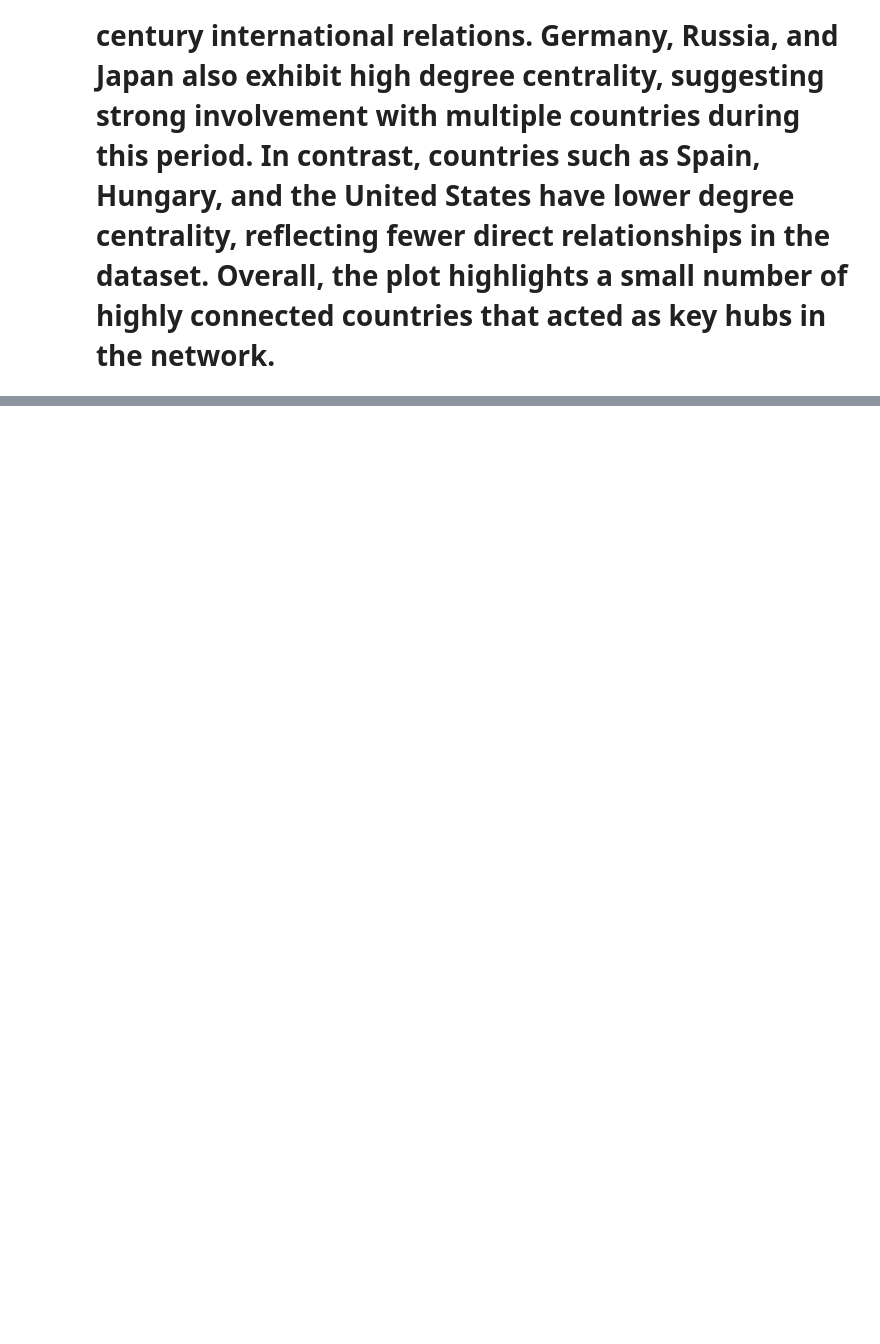
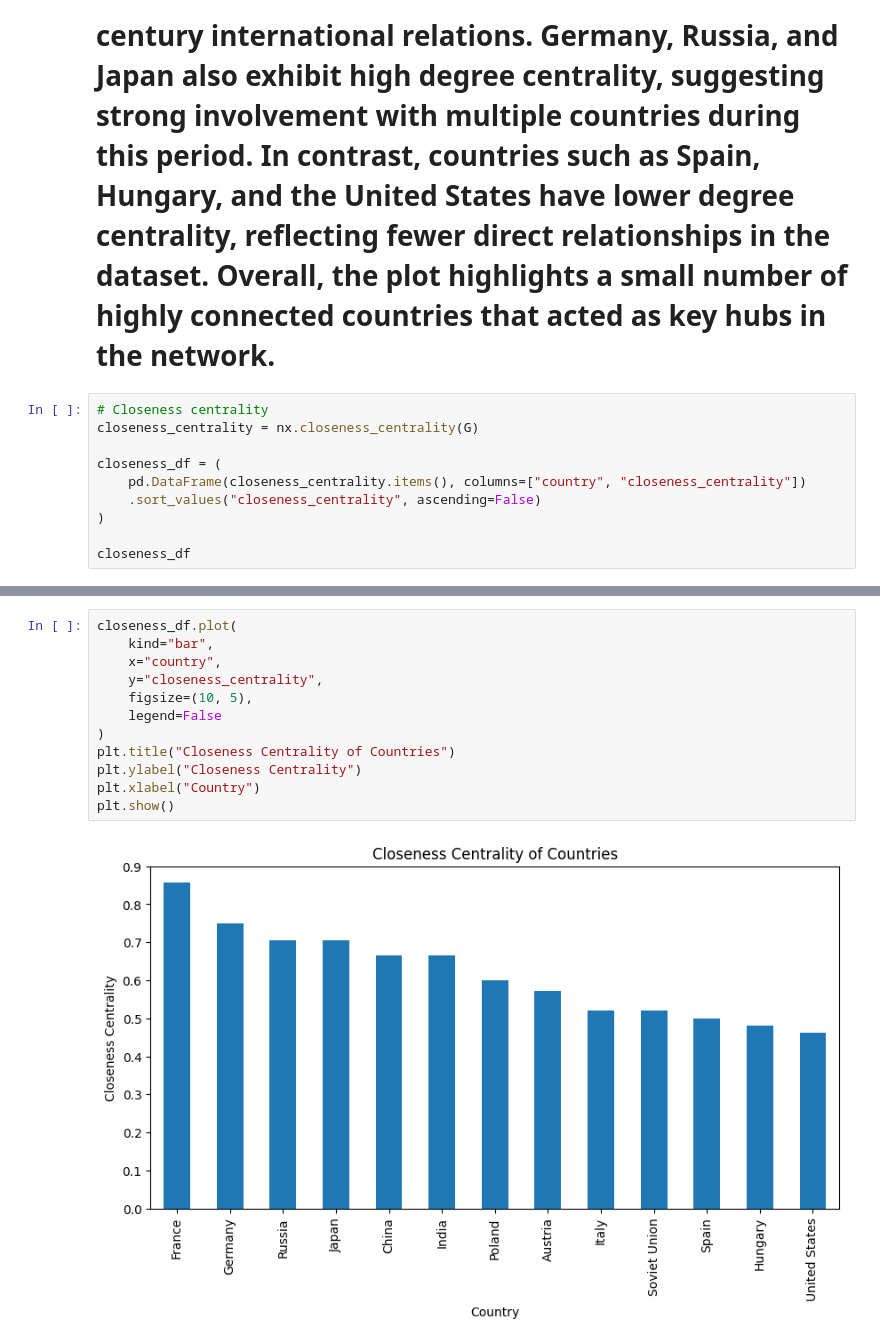
Before and after one commit to nk62700-byte/20th_century, a Jupyter notebook: Ex_1.7_creating network_visualization.ipynb, the cells around one changed output, grey strips where cells are left out. Drawn from its saved outputs; the diff is of its cells as text; blank space fills up the shorter version.

Commit message:
Add closeness and betweenness centrality; update country network analysis

```diff
--- a/Ex_1.7_creating network_visualization.ipynb
+++ b/Ex_1.7_creating network_visualization.ipynb
@@ -208,3 +208,13 @@ plt.show()
 [figure]
 # %% [markdown]
 # The degree centrality results show that France has the highest number of connections in the network, indicating that it played a central role in twentieth-century international relations. Germany, Russia, and Japan also exhibit high degree centrality, suggesting strong involvement with multiple countries during this period. In contrast, countries such as Spain, Hungary, and the United States have lower degree centrality, reflecting fewer direct relationships in the dataset. Overall, the plot highlights a small number of highly connected countries that acted as key hubs in the network.
+# %%
+# Closeness centrality
+closeness_centrality = nx.closeness_centrality(G)
+
+closeness_df = (
+    pd.DataFrame(closeness_centrality.items(), columns=["country", "closeness_centrality"])
+    .sort_values("closeness_centrality", ascending=False)
+)
+
+closeness_df
@@ -210,0 +236,14 @@ plt.show()
+# %%
+closeness_df.plot(
+    kind="bar",
+    x="country",
+    y="closeness_centrality",
+    figsize=(10, 5),
+    legend=False
+)
+plt.title("Closeness Centrality of Countries")
+plt.ylabel("Closeness Centrality")
+plt.xlabel("Country")
+plt.show()
+# %% [output]
+[figure, added]
```
Also changed, not shown: parts of 6 cells of this notebook.
